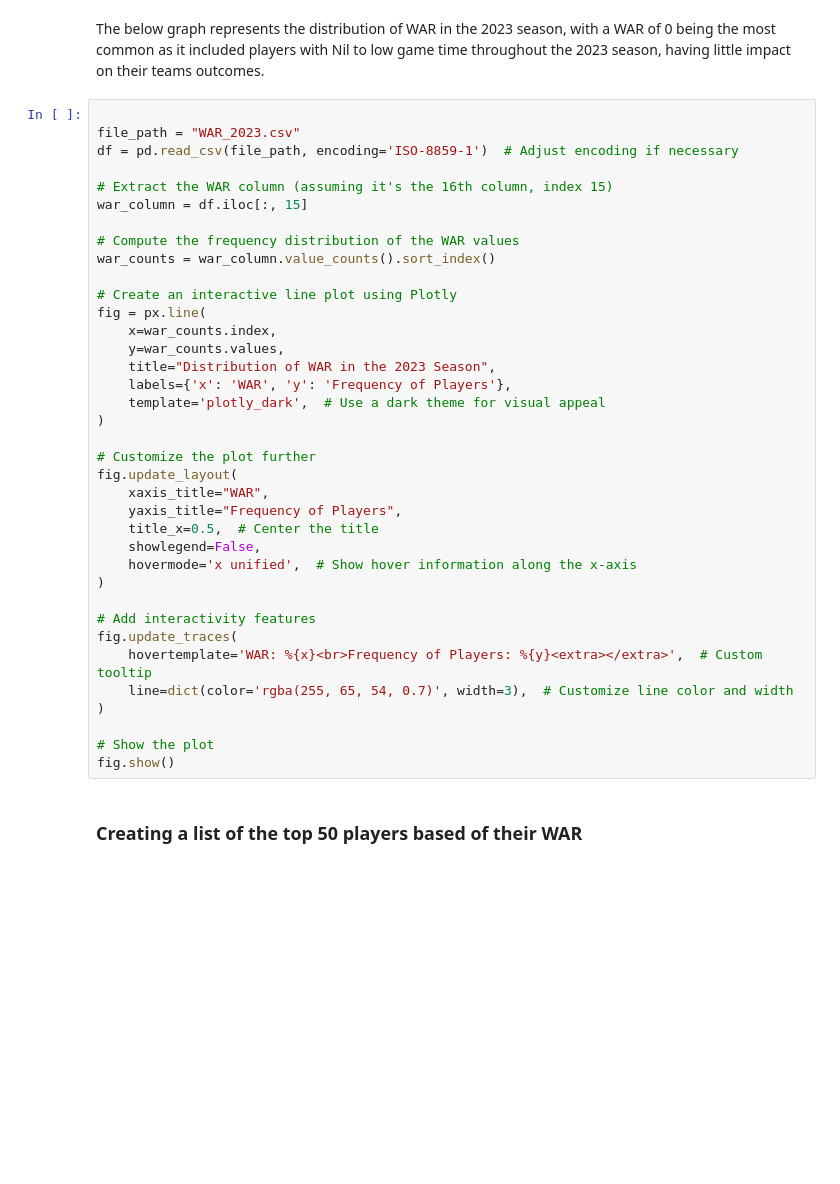
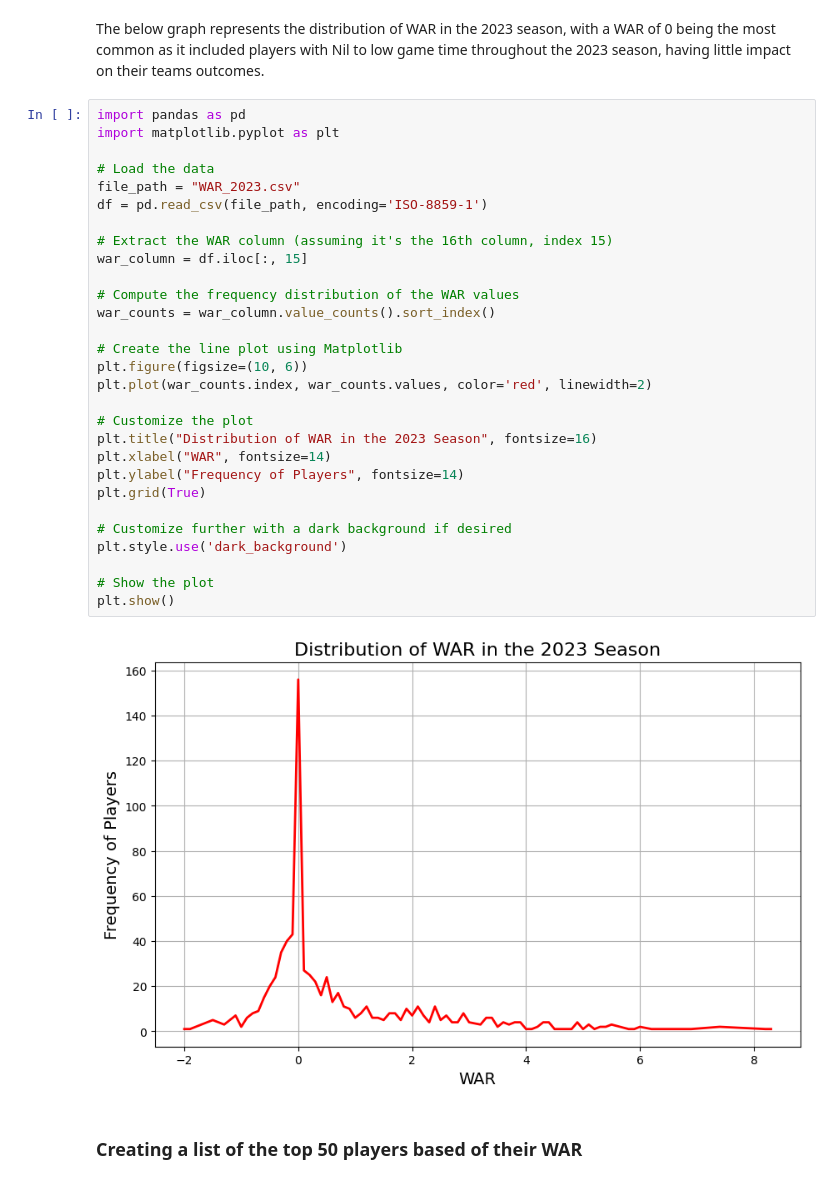
Before and after one commit to Ethanp333/baseball_data, a Jupyter notebook: starting_new.ipynb, the cells around one changed output. Drawn from its saved outputs; the diff is of its cells as text; blank space fills up the shorter version.

```diff
--- a/starting_new.ipynb
+++ b/starting_new.ipynb
@@ -157,42 +157,36 @@ While there are many details within the WAR formula, this overview provides the
 # %% [markdown]
 The below graph represents the distribution of WAR in the 2023 season, with a WAR of 0 being the most common as it included players with Nil to low game time throughout the 2023 season, having little impact on their teams outcomes.
 # %%
+import pandas as pd
+import matplotlib.pyplot as plt
 
+# Load the data
 file_path = "WAR_2023.csv"
-df = pd.read_csv(file_path, encoding='ISO-8859-1')  # Adjust encoding if necessary
+df = pd.read_csv(file_path, encoding='ISO-8859-1')
 
 # Extract the WAR column (assuming it's the 16th column, index 15)
 war_column = df.iloc[:, 15]
 
 # Compute the frequency distribution of the WAR values
 war_counts = war_column.value_counts().sort_index()
 
-# Create an interactive line plot using Plotly
-fig = px.line(
-    x=war_counts.index,
-    y=war_counts.values,
-    title="Distribution of WAR in the 2023 Season",
-    labels={'x': 'WAR', 'y': 'Frequency of Players'},
-    template='plotly_dark',  # Use a dark theme for visual appeal
-)
+# Create the line plot using Matplotlib
+plt.figure(figsize=(10, 6))
+plt.plot(war_counts.index, war_counts.values, color='red', linewidth=2)
 
-# Customize the plot further
-fig.update_layout(
-    xaxis_title="WAR",
-    yaxis_title="Frequency of Players",
-    title_x=0.5,  # Center the title
-    showlegend=False,
-    hovermode='x unified',  # Show hover information along the x-axis
-)
+# Customize the plot
+plt.title("Distribution of WAR in the 2023 Season", fontsize=16)
+plt.xlabel("WAR", fontsize=14)
+plt.ylabel("Frequency of Players", fontsize=14)
+plt.grid(True)
 
-# Add interactivity features
-fig.update_traces(
-    hovertemplate='WAR: %{x}<br>Frequency of Players: %{y}<extra></extra>',  # Custom tooltip
-    line=dict(color='rgba(255, 65, 54, 0.7)', width=3),  # Customize line color and width
-)
+# Customize further with a dark background if desired
+plt.style.use('dark_background')
 
 # Show the plot
-fig.show()
+plt.show()
+# %% [output]
+[figure, added]
 # %% [markdown]
 ### Creating a list of the top 50 players based of their WAR
 # %%
```
